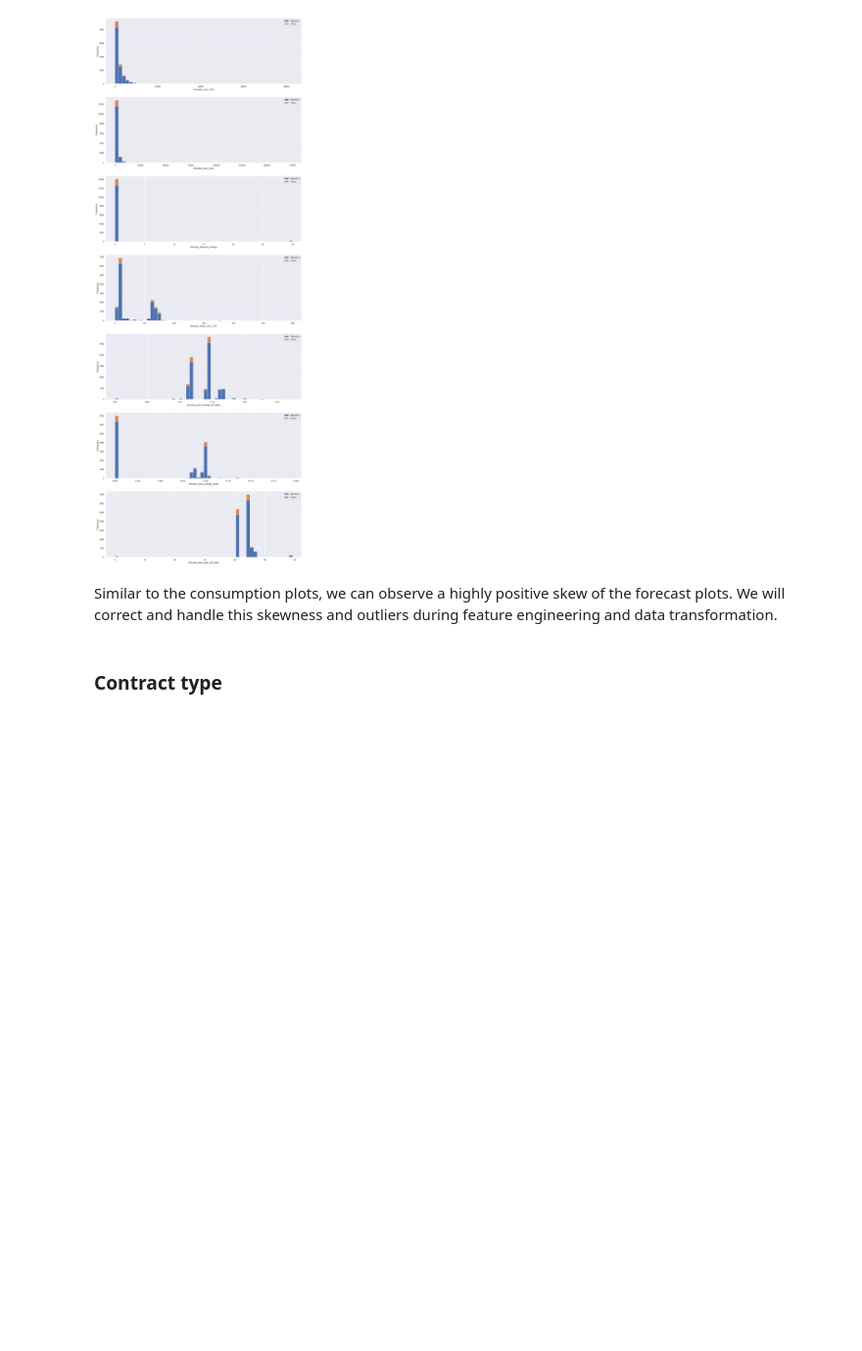
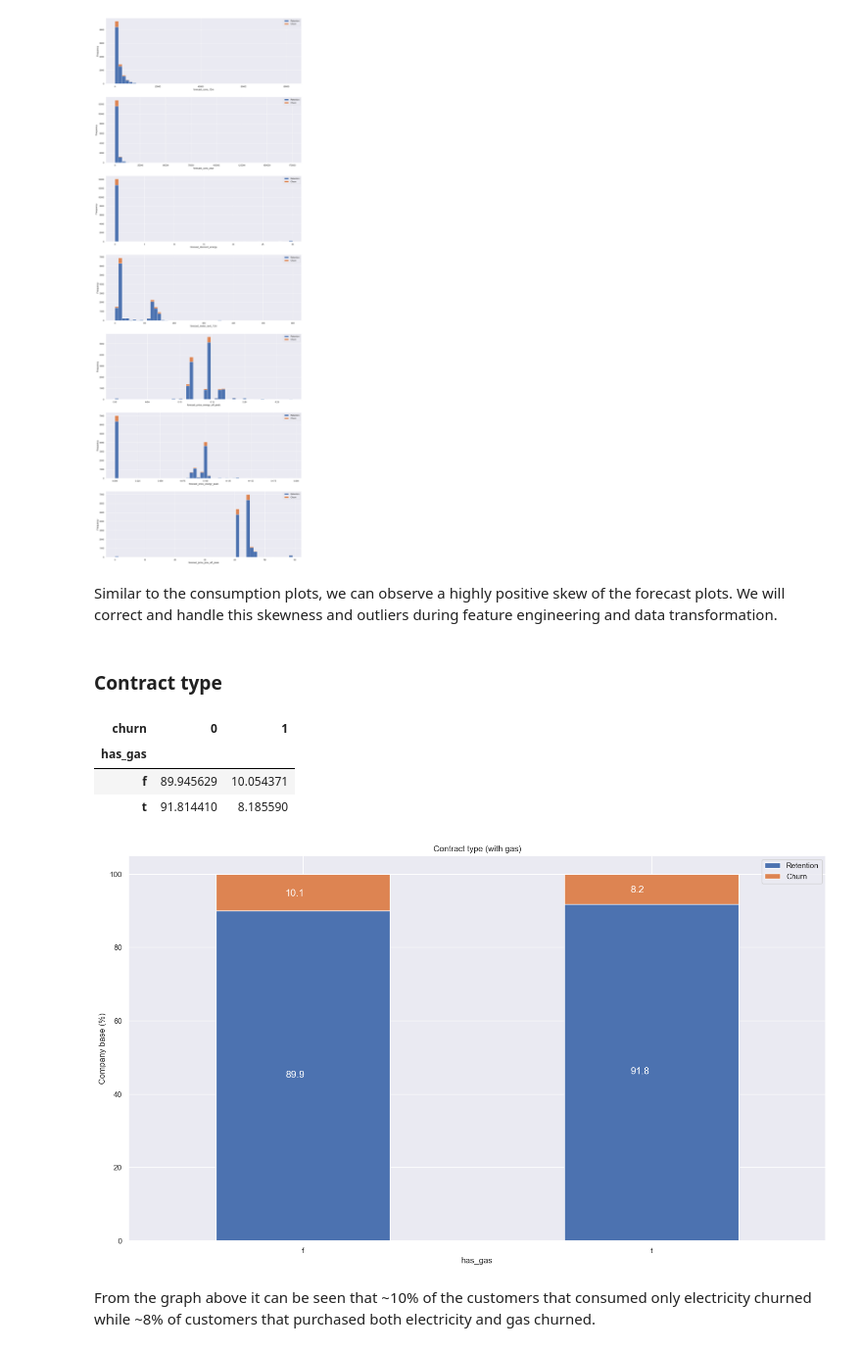
Before and after one commit to lawalsegun2025/forage_projects, a Jupyter notebook: 001_BCG_GAMMA_customer_churn_prediction/2_eda/notebook/eda_starter.ipynb, the cells around one changed output. Shown: that part at 98% size. Cells and saved outputs as stored; diff of their text form; code cells hidden in the pictures; blank space fills up the shorter version.

Commit message:
Visualize contract type

```diff
--- a/001_BCG_GAMMA_customer_churn_prediction/2_eda/notebook/eda_starter.ipynb
+++ b/001_BCG_GAMMA_customer_churn_prediction/2_eda/notebook/eda_starter.ipynb
@@ -343,3 +343,18 @@ plot_distribution(client_df, "forecast_price_pow_off_peak", axs[6])
 Similar to the consumption plots, we can observe a highly positive skew of the forecast plots. We will correct and handle this skewness and outliers during feature engineering and data transformation.
 # %% [markdown]
 ### Contract type
+# %%
+contract = pd.crosstab(client_df["has_gas"], client_df["churn"])
+contract_percentage = (contract.div(contract.sum(axis=1), axis=0) * 100)
+contract_percentage
+# %% [output]
+| churn | 0 | 1 |
+| has_gas |  |  |
+| f | 89.945629 | 10.054371 |
+| t | 91.814410 | 8.185590 |
+# %%
+plot_stacked_bars(contract_percentage, 'Contract type (with gas)')
+# %% [output]
+[figure, added]
+# %% [markdown]
+From the graph above it can be seen that ~10% of the customers that consumed only electricity churned while ~8% of customers that purchased both electricity and gas churned.
```
